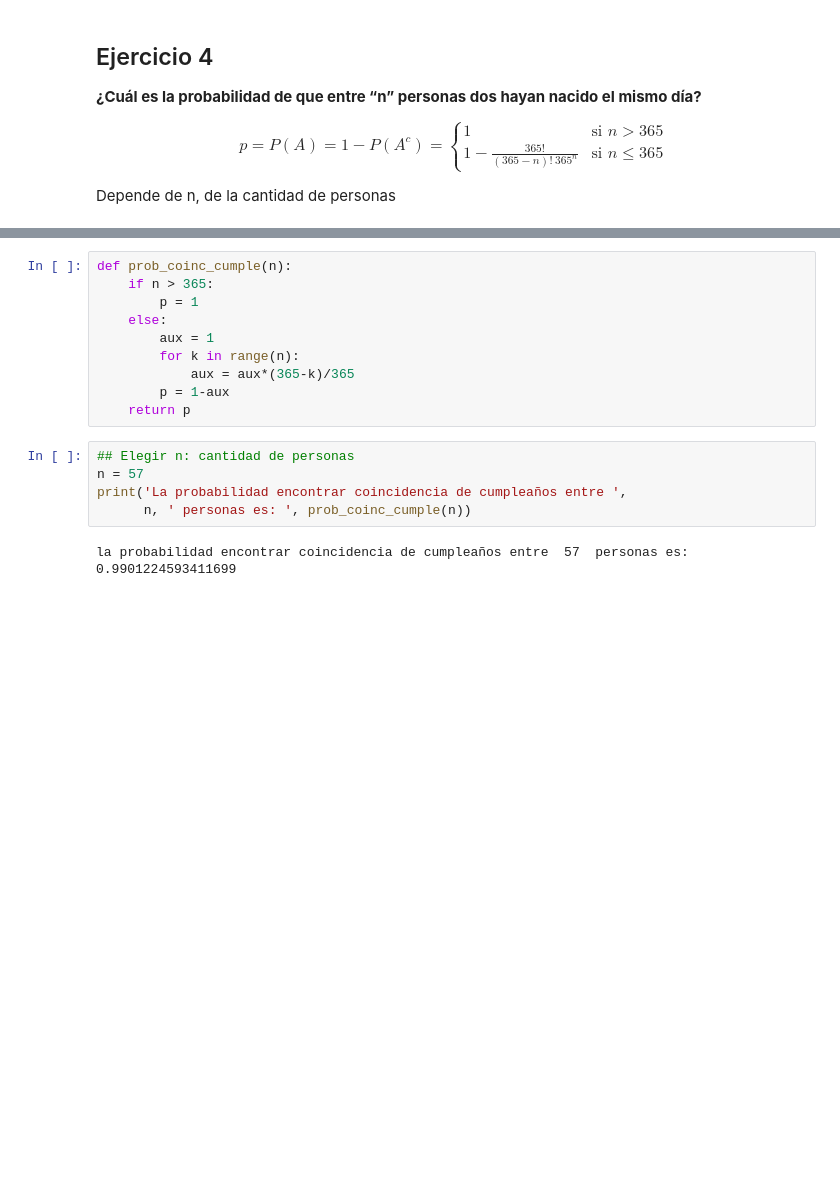
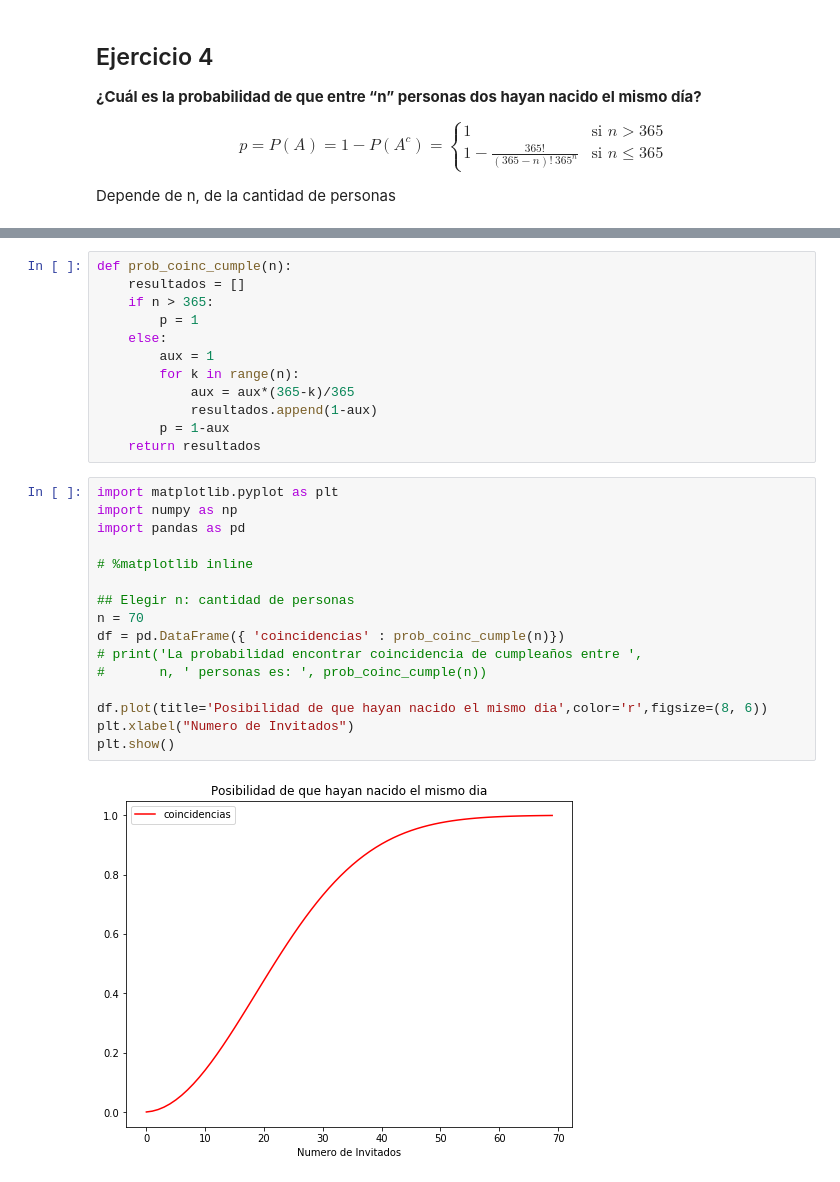
Before and after one commit to matiugrin/ml, a Jupyter notebook: AnalisisyVisualizacion/02_zodiaco.ipynb, the cells around one changed output, grey strips where cells are left out. Saved outputs shown, nothing was run; the diff lists cells and outputs as text; blank space fills up the shorter version.

```diff
--- a/AnalisisyVisualizacion/02_zodiaco.ipynb
+++ b/AnalisisyVisualizacion/02_zodiaco.ipynb
@@ -54,17 +70,30 @@ la probabilidad encontrar coincidencia de signo entre  8  personas es:  0.953583
 # %%
 def prob_coinc_cumple(n):
+    resultados = []
     if n > 365:
         p = 1
     else:
         aux = 1
         for k in range(n):
             aux = aux*(365-k)/365
+            resultados.append(1-aux)
         p = 1-aux
-    return p
+    return resultados
-# %%
-## Elegir n: cantidad de personas
-n = 57
-print('La probabilidad encontrar coincidencia de cumpleaños entre ',
-      n, ' personas es: ', prob_coinc_cumple(n))
-# %% [output]
-la probabilidad encontrar coincidencia de cumpleaños entre  57  personas es:  0.9901224593411699
+# %%
+import matplotlib.pyplot as plt
+import numpy as np
+import pandas as pd
+
+# %matplotlib inline
+
+## Elegir n: cantidad de personas
+n = 70
+df = pd.DataFrame({ 'coincidencias' : prob_coinc_cumple(n)})
+# print('La probabilidad encontrar coincidencia de cumpleaños entre ',
+#       n, ' personas es: ', prob_coinc_cumple(n))
+
+df.plot(title='Posibilidad de que hayan nacido el mismo dia',color='r',figsize=(8, 6))
+plt.xlabel("Numero de Invitados")
+plt.show()
+# %% [output]
+[figure, added]
```
Also changed, not shown: parts of 3 cells of this notebook, 2 other files.
